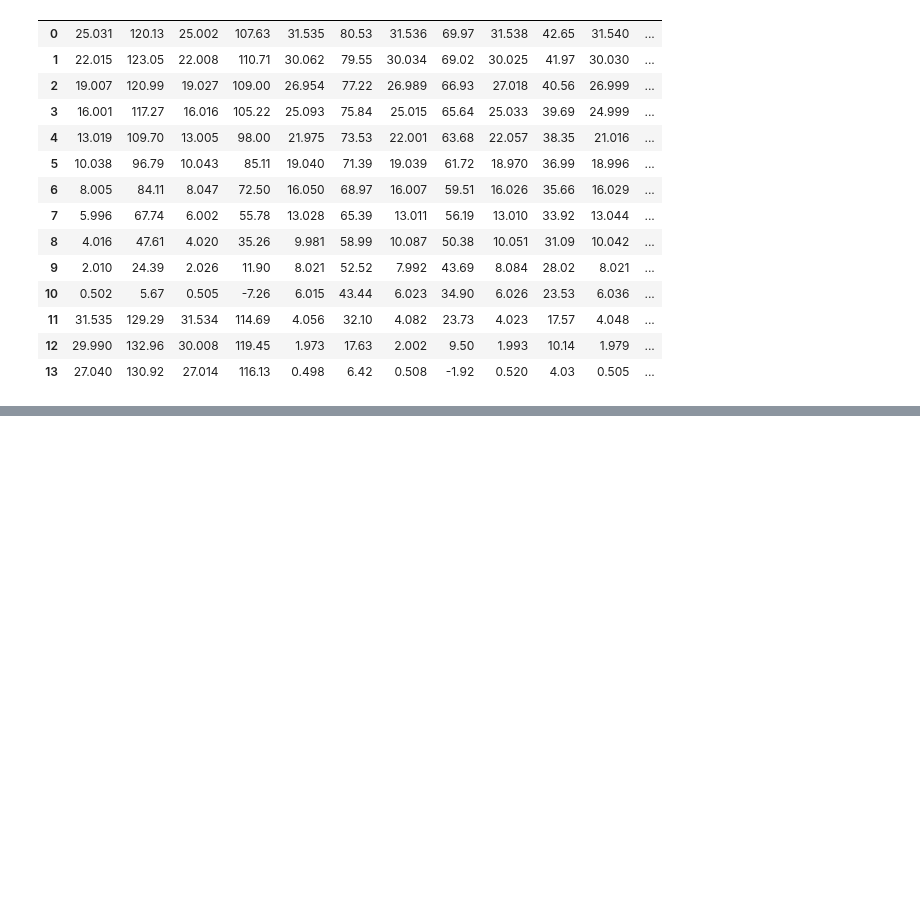
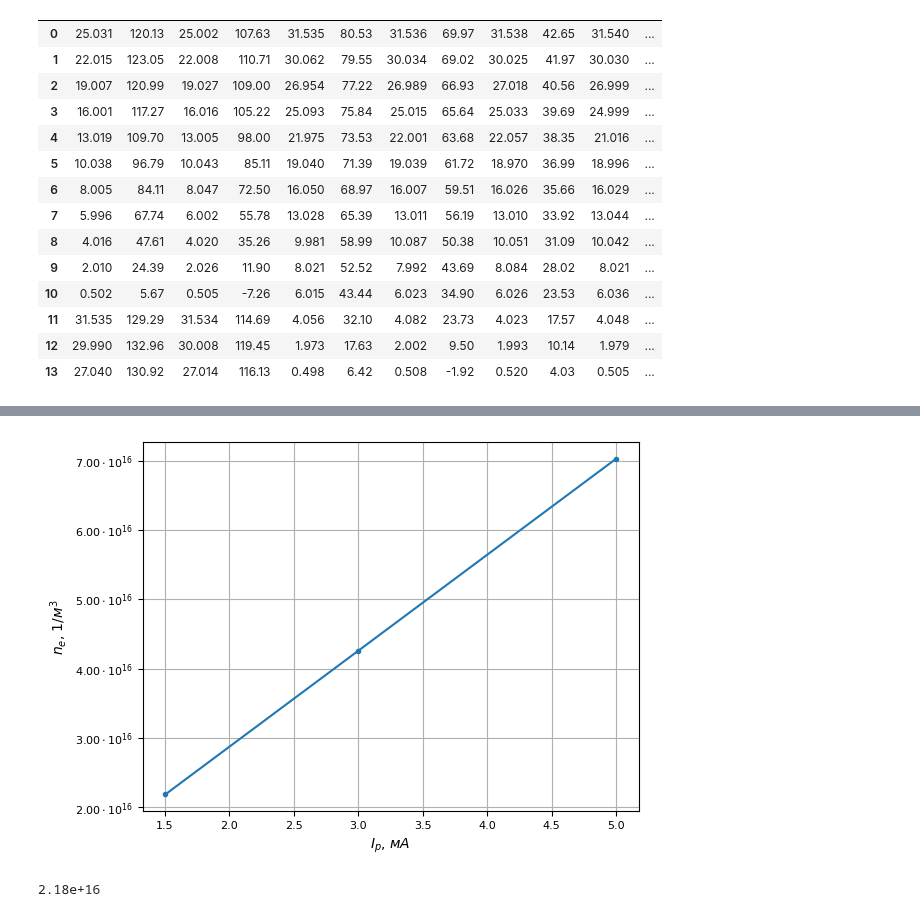
Before and after one commit to futherus/mipt_lab, a Jupyter notebook: 3.5.1/Simankovich_Maslov/351.ipynb, the cells around one changed output, grey strips where cells are left out. Saved outputs shown, nothing was run; the diff lists cells and outputs as text; code cells hidden in the pictures; blank space fills up the shorter version.

```diff
--- a/3.5.1/Simankovich_Maslov/351.ipynb
+++ b/3.5.1/Simankovich_Maslov/351.ipynb
@@ -185,0 +311,26 @@ plt.legend()
+# %%
+fig = plt.figure()
+ax = fig.add_subplot()
+
+mipt.plot(arr_I_p, arr_n_e)
+
+def yfmt(arg, dummy):
+    return '${:.2e} }}$'.format(arg).replace('e+', '\cdot 10^{')
+
+# Convert to scientific notation
+ax.yaxis.set_major_formatter(ticker.FuncFormatter(yfmt))
+plt.rc('xtick', labelsize=8)
+plt.rc('ytick', labelsize=8)
+
+plt.xlabel(r"$I_p$, $мА$")
+plt.ylabel(r"$n_e$, $1/м^3$")
+plt.grid(True)
+
+# plt.legend()
+plt.savefig('gen/n_e_I_p.pdf', pad_inches=0.3, bbox_inches='tight')
+# %% [output]
+[figure, added]
+# %%
+print("{:.2e}".format( 25 * 10**-6 / (0.4 * 1.6 * 10**-19 * 0.0002 * 0.0052 * 3.14) * (22 * 1.66 * 10**-27 / (2 * 1.38 * 10**-23 * 40000))**0.5 ))
+# %% [output]
+2.18e+16
```
Also changed, not shown: parts of 9 cells of this notebook, 4 other files.
